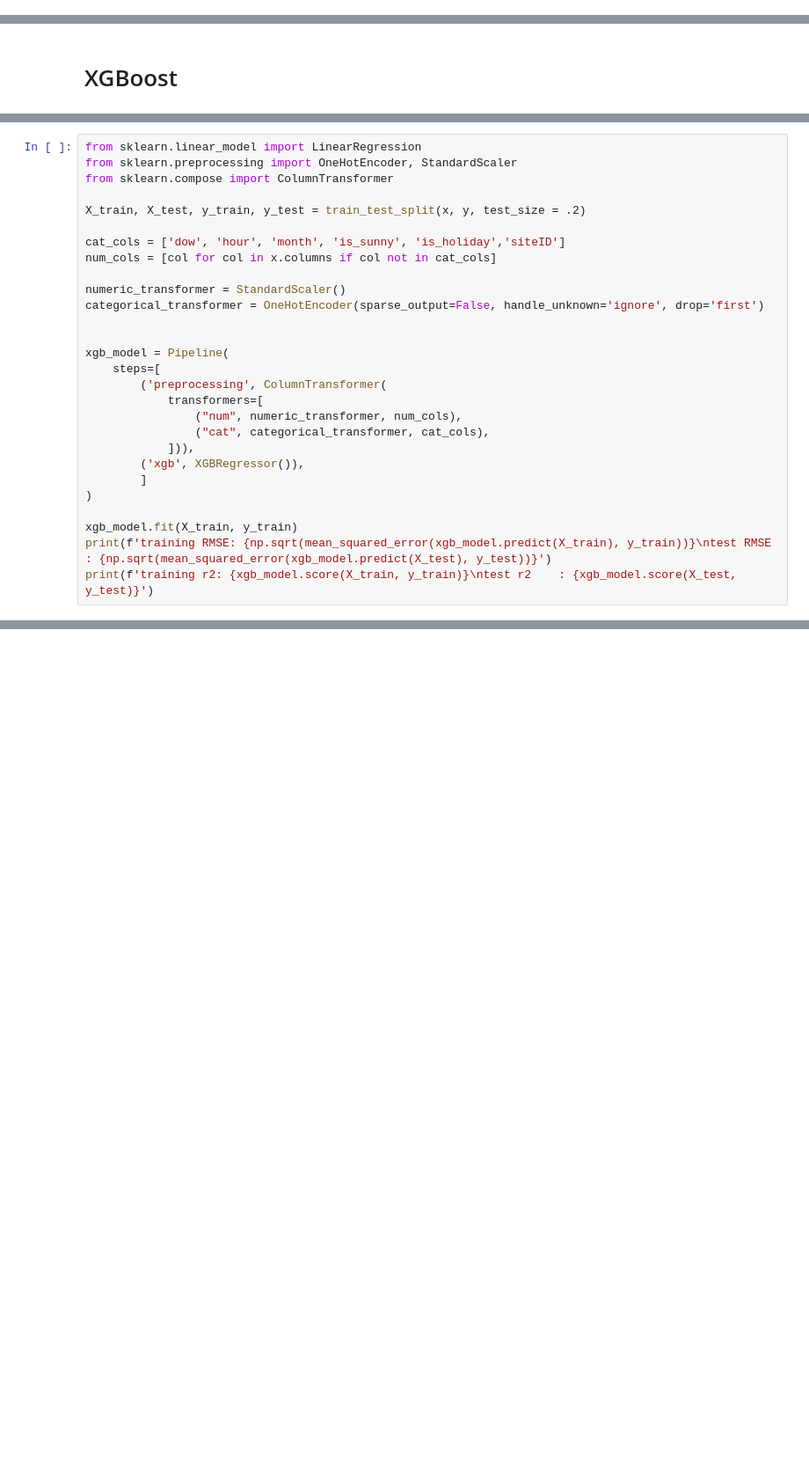
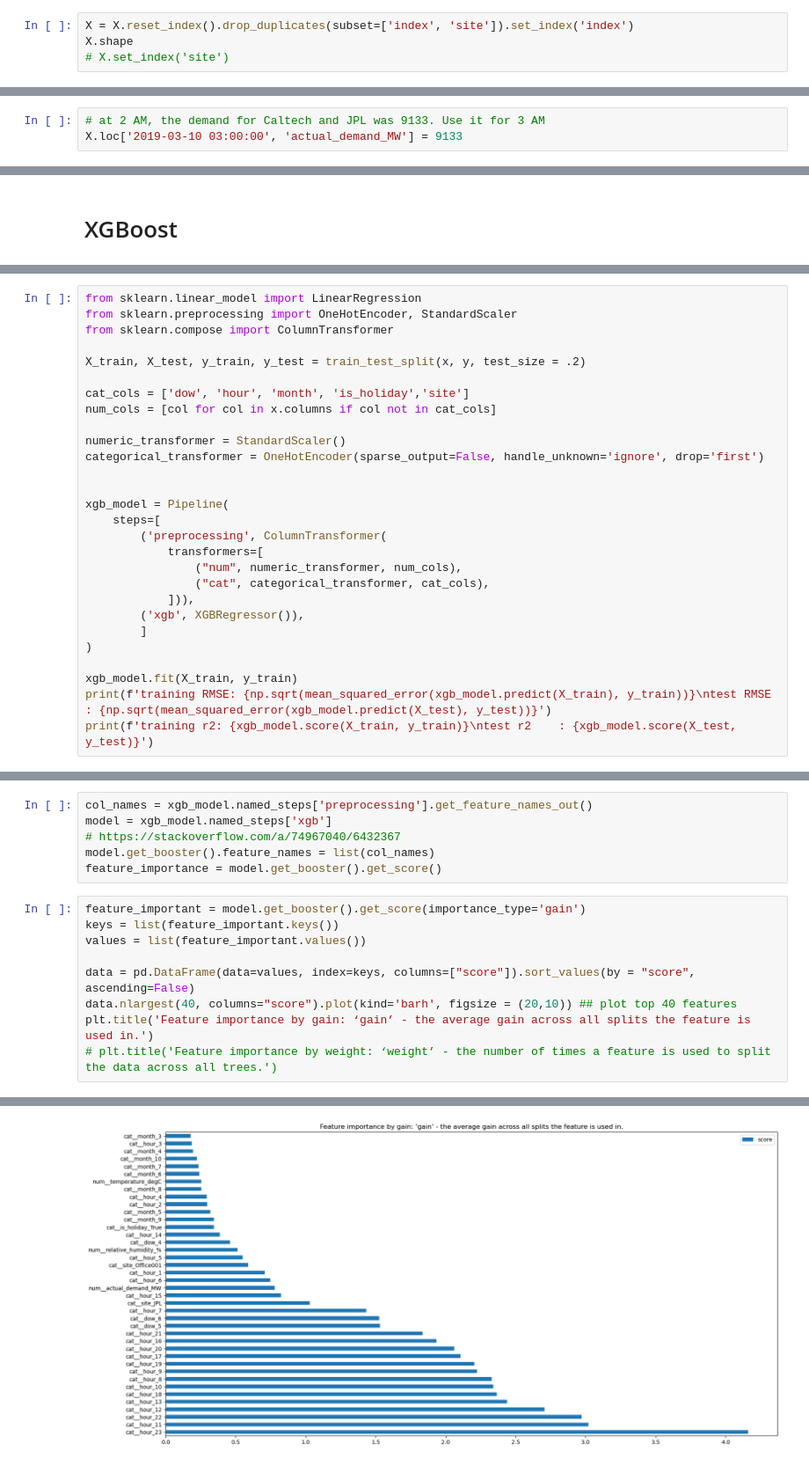
Before and after one commit to denny-lehman/ev_charging, a Jupyter notebook: models/model_workbook.ipynb, the cells around one changed output, grey strips where cells are left out. Shown at 88% size. Cells and saved outputs as stored; diff of their text form; blank space fills up the shorter version.

```diff
--- a/models/model_workbook.ipynb
+++ b/models/model_workbook.ipynb
@@ -278,0 +302,4 @@ X[X['site'] == 'JPL']
+# %%
+X = X.reset_index().drop_duplicates(subset=['index', 'site']).set_index('index')
+X.shape
+# X.set_index('site')
@@ -278,0 +328,3 @@ X[X['site'] == 'JPL']
+# %%
+# at 2 AM, the demand for Caltech and JPL was 9133. Use it for 3 AM
+X.loc['2019-03-10 03:00:00', 'actual_demand_MW'] = 9133
@@ -340,7 +386,7 @@ from sklearn.compose import ColumnTransformer
 
 X_train, X_test, y_train, y_test = train_test_split(x, y, test_size = .2)
 
-cat_cols = ['dow', 'hour', 'month', 'is_sunny', 'is_holiday','siteID']
+cat_cols = ['dow', 'hour', 'month', 'is_holiday','site']
 num_cols = [col for col in x.columns if col not in cat_cols]
 
 numeric_transformer = StandardScaler()
@@ -372,0 +435,16 @@ plt.ylabel('% available')
+# %%
+col_names = xgb_model.named_steps['preprocessing'].get_feature_names_out()
+model = xgb_model.named_steps['xgb']
+# https://stackoverflow.com/a/74967040/6432367
+model.get_booster().feature_names = list(col_names)
+feature_importance = model.get_booster().get_score()
+# %%
+feature_important = model.get_booster().get_score(importance_type='gain')
+keys = list(feature_important.keys())
+values = list(feature_important.values())
+
+data = pd.DataFrame(data=values, index=keys, columns=["score"]).sort_values(by = "score", ascending=False)
+data.nlargest(40, columns="score").plot(kind='barh', figsize = (20,10)) ## plot top 40 features
+plt.title('Feature importance by gain: ‘gain’ - the average gain across all splits the feature is used in.')
+# plt.title('Feature importance by weight: ‘weight’ - the number of times a feature is used to split the data across all trees.')
+# %% [output]
@@ -372,0 +452 @@ plt.ylabel('% available')
+[figure, added]
```
Also changed, not shown: parts of 61 cells of this notebook.
